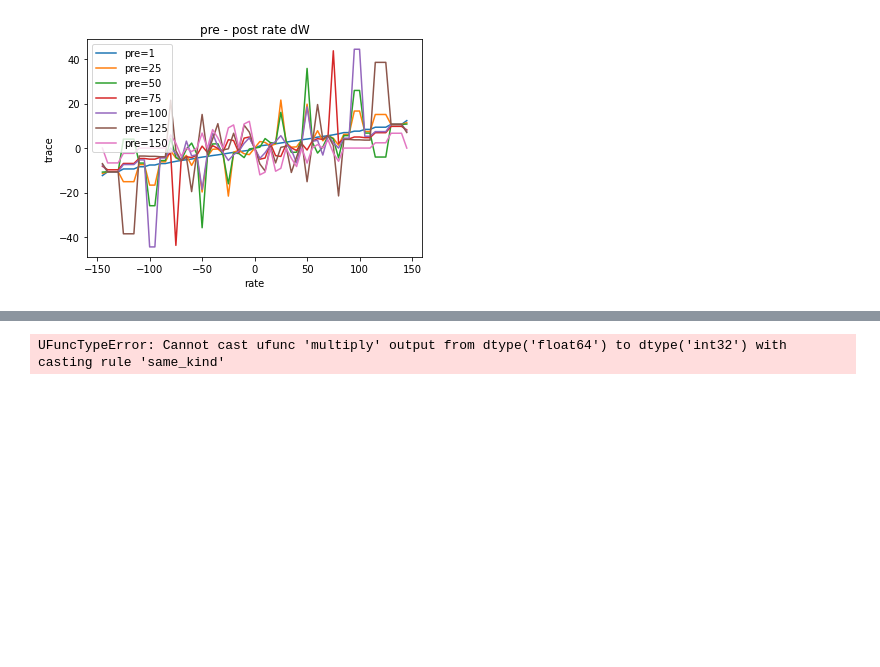
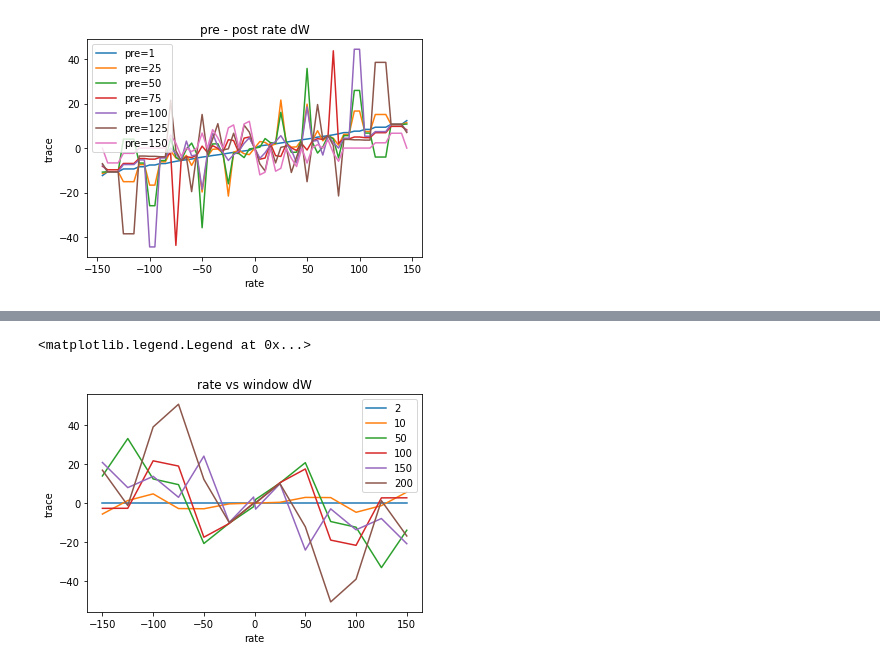
Before and after one commit to SpikeyCNS/spikey, a Jupyter notebook: examples/sanity/stdp_viz.ipynb, the cells around one changed output, grey strips where cells are left out. Cells and saved outputs as stored; diff of their text form; code cells hidden in the pictures; blank space fills up the shorter version.

```diff
--- a/examples/sanity/stdp_viz.ipynb
+++ b/examples/sanity/stdp_viz.ipynb
@@ -292,33 +293,34 @@ for window in [2, 10, 50, 100, 150, 200]:
     }
     w = FakeWeight(**config)
     synapses = SYNAPSE(w, **config)
 
     X, Y = [], []
     X_minus, Y_minus = [], []
 
     for rate in RATES:
         w.matrix[:, :] = 0
         synapses.reset()
         synapses.reward(1)
 
-        a = np.int_(np.random.uniform(0, 1, size=LENGTH) <= rate / LENGTH)
-        b = np.int_(np.random.uniform(0, 1, size=LENGTH) <= 100 / LENGTH)
+        a = np.float_(np.random.uniform(0, 1, size=LENGTH) <= rate / LENGTH)
+        b = np.float_(np.random.uniform(0, 1, size=LENGTH) <= 100 / LENGTH)
 
         full_spike_log = np.array([a, b]).T
 
         for i in range(1, LENGTH):
             synapses._apply_stdp(full_spike_log[:i], INHIBITORIES)
 
         X_minus.append(-rate)
         Y_minus.append(w.matrix[0, 1])
         X.append(rate)
         Y.append(w.matrix[1, 0])
 
     plt.plot(X_minus[::-1] + X, Y_minus[::-1] + Y, label=f"{window}")
 
 plt.title(f"rate vs window dW")
 plt.xlabel('rate')
 plt.ylabel('trace')
 plt.legend()
 # %% [output]
-UFuncTypeError: Cannot cast ufunc 'multiply' output from dtype('float64') to dtype('int32') with casting rule 'same_kind'
+<matplotlib.legend.Legend at 0x...>
+[figure, added]
```
Also changed, not shown: parts of 1 cell of this notebook.
